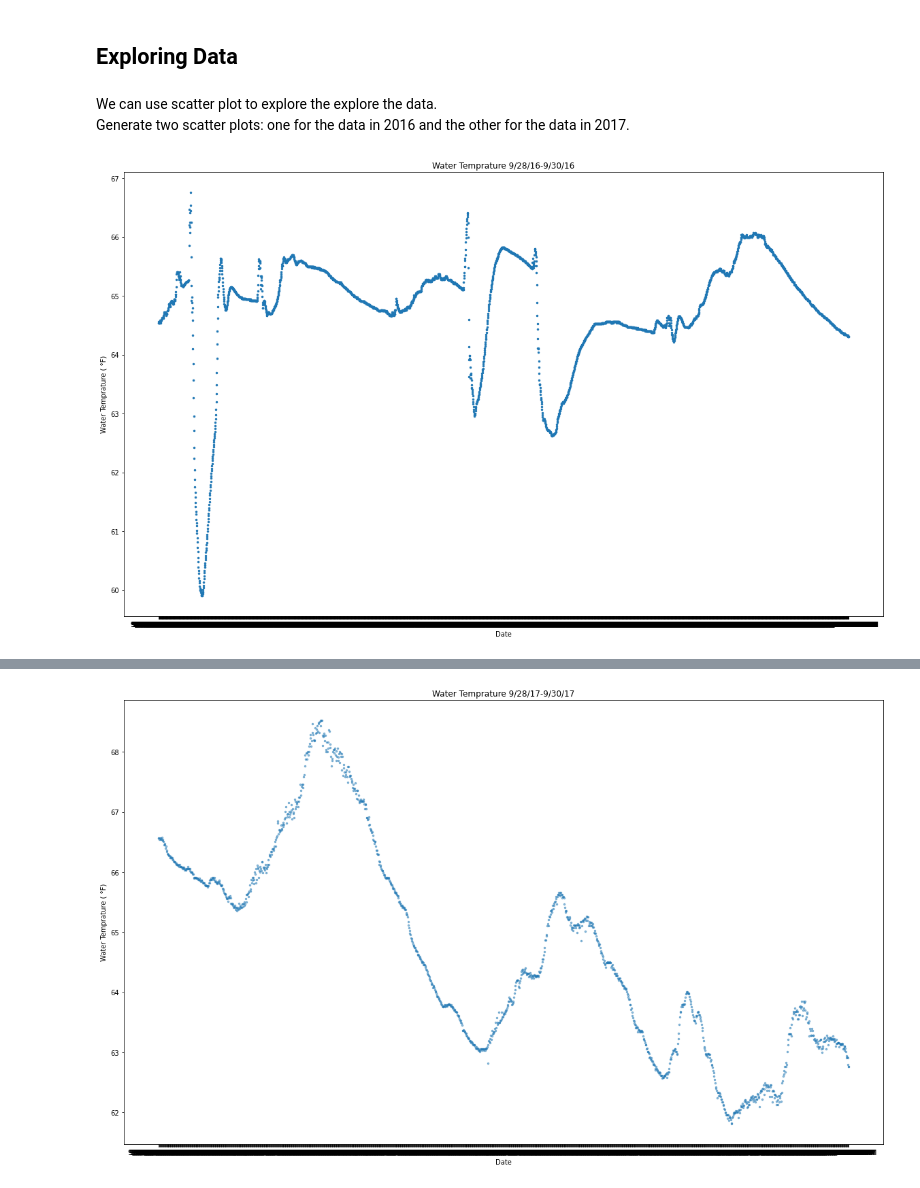
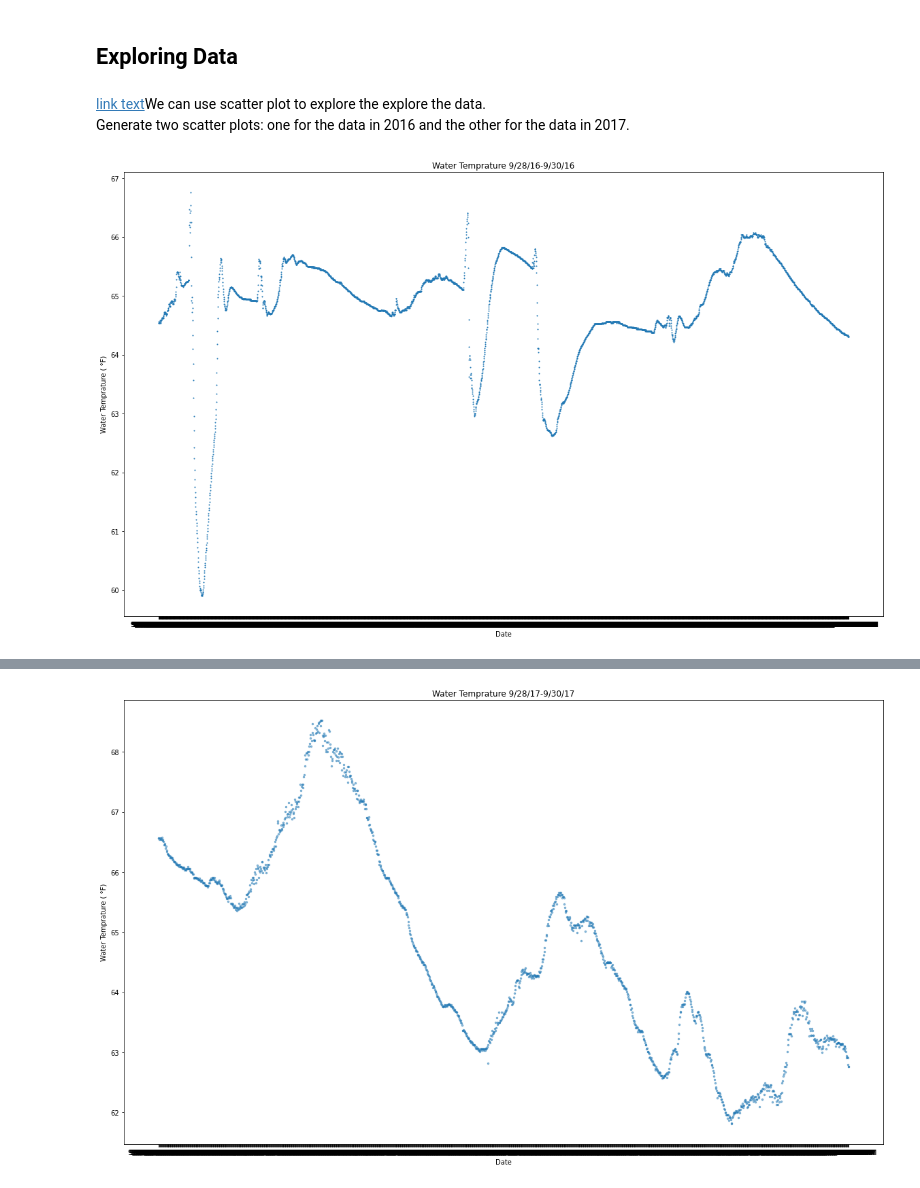
Before and after one commit to StevenXJiang/DataScienceModule2, a Jupyter notebook: ISEN_370_Module_2_Project_Demo.ipynb, the cells around one changed output, grey strips where cells are left out. Drawn from its saved outputs; the diff is of its cells as text; code cells hidden in the pictures.

```diff
--- a/ISEN_370_Module_2_Project_Demo.ipynb
+++ b/ISEN_370_Module_2_Project_Demo.ipynb
@@ -53,14 +67,14 @@ df2.head(10)
 # %% [markdown]
 ## Exploring Data
 # %% [markdown]
-We can use scatter plot to explore the explore the data.<br>
+[link text](https://)We can use scatter plot to explore the explore the data.<br>
 Generate two scatter plots: one for the data in 2016 and the other for the data in 2017.
 # %%
 plt.figure(figsize=(20,12))
-plt.scatter(df1["Date and Time"], df1["Water Temperature (F)"], s=6)
+plt.scatter(df1["Date and Time"], df1["Water Temperature (F)"], s=1)
 plt.title("Water Temprature 9/28/16-9/30/16")
 plt.xlabel("Date")
 plt.ylabel('Water Temprature ( \N{DEGREE SIGN}F)')
 plt.show()
 # %% [output]
-[figure, old version]
+[figure, new version]
```
Also changed, not shown: parts of 16 cells of this notebook.
